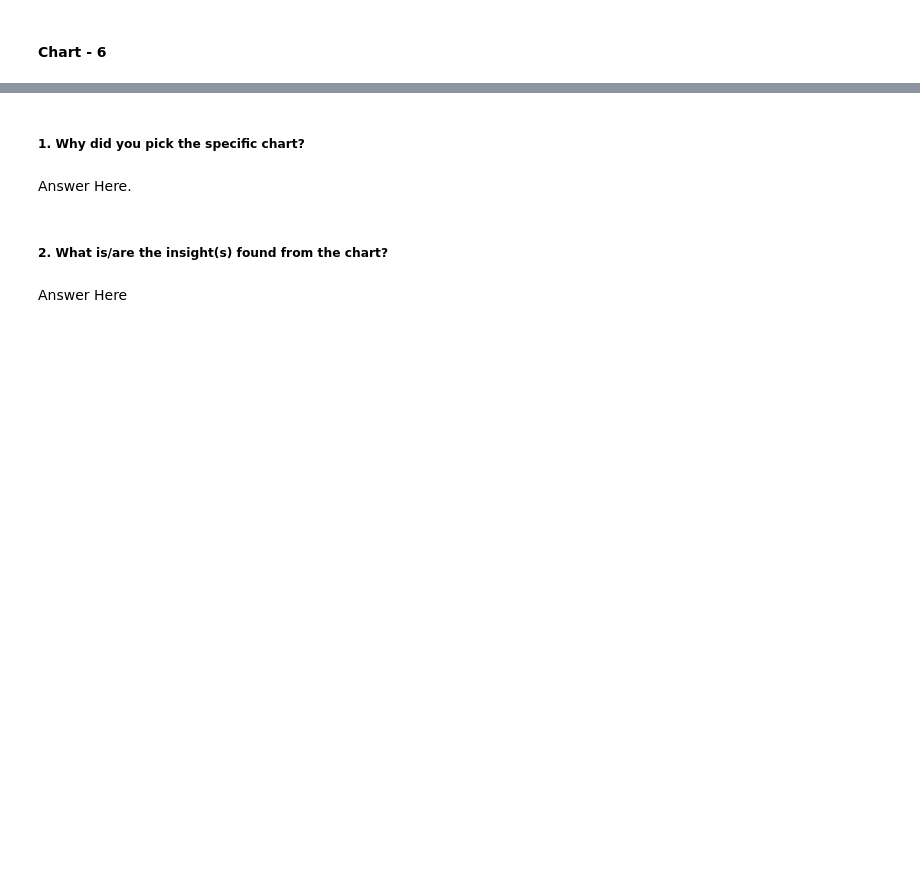
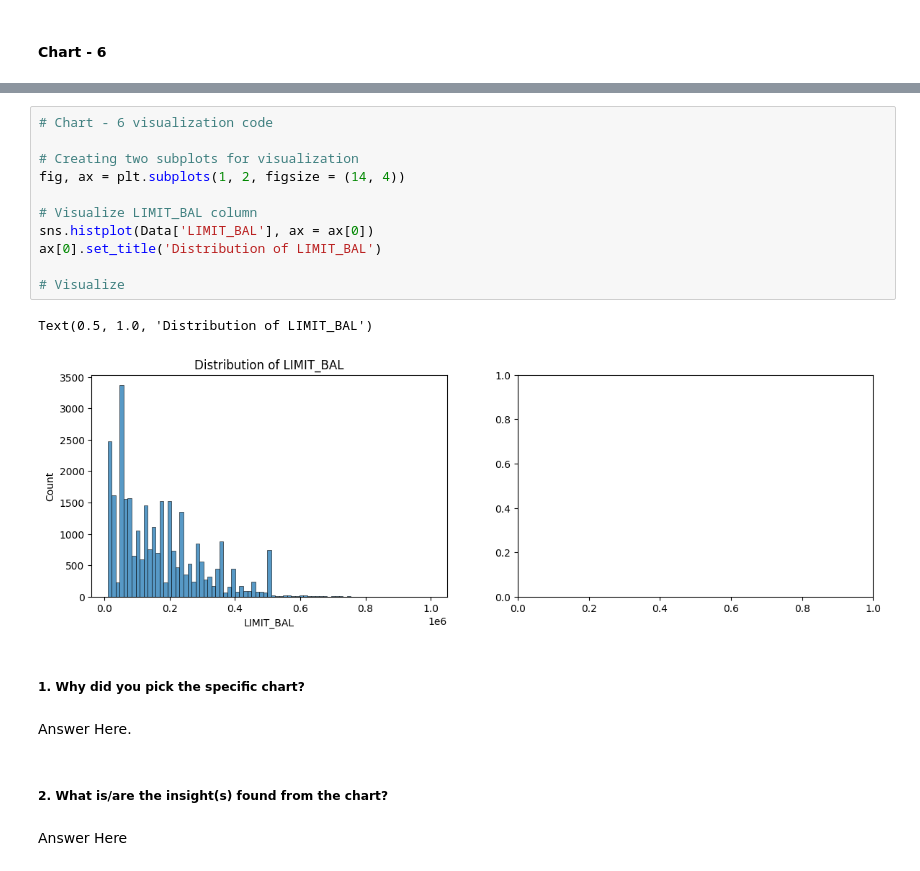
Before and after one commit to akshat0522/Credit-Card-Default-Prediction-Project, a Jupyter notebook: Credit_Card_Default_Prediction.ipynb, the cells around one changed output, grey strips where cells are left out. Saved outputs shown, nothing was run; the diff lists cells and outputs as text; blank space fills up the shorter version.

```diff
--- a/Credit_Card_Default_Prediction.ipynb
+++ b/Credit_Card_Default_Prediction.ipynb
@@ -549,3 +571,17 @@ Answer Here
+# %%
+# Chart - 6 visualization code
+
+# Creating two subplots for visualization
+fig, ax = plt.subplots(1, 2, figsize = (14, 4))
+
+# Visualize LIMIT_BAL column
+sns.histplot(Data['LIMIT_BAL'], ax = ax[0])
+ax[0].set_title('Distribution of LIMIT_BAL')
+
+# Visualize
+# %% [output]
+Text(0.5, 1.0, 'Distribution of LIMIT_BAL')
+[figure, added]
 # %% [markdown]
 ##### 1. Why did you pick the specific chart?
 # %% [markdown]
```
Also changed, not shown: parts of 14 cells of this notebook.
